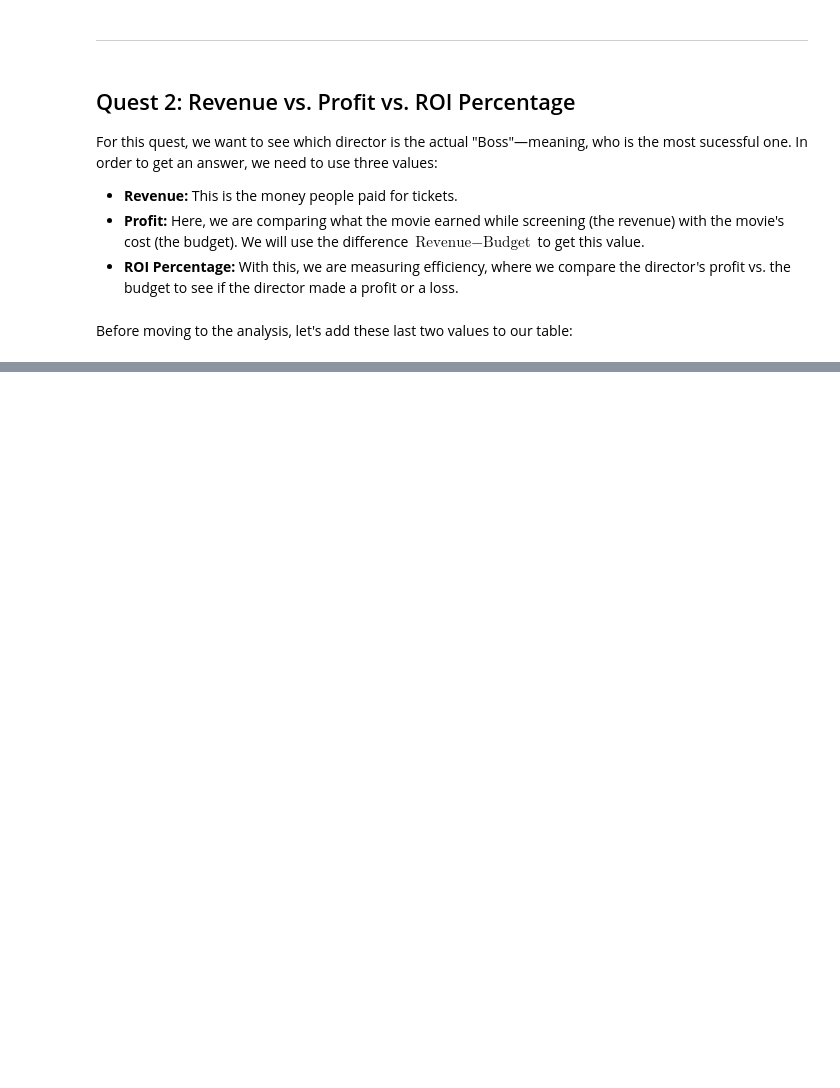
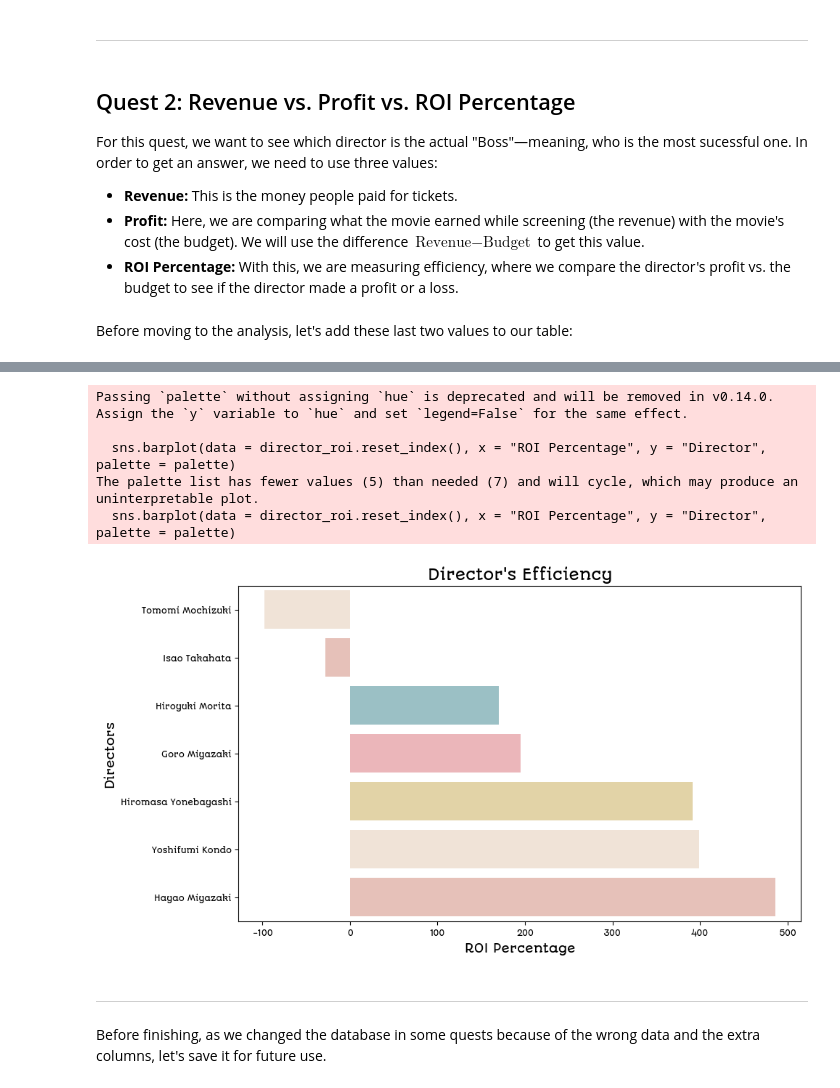
Before and after one commit to sarahi-capi/ghibli-data-analysis, a Jupyter notebook: notebooks/02_exploratory_data_analysis.ipynb, the cells around one changed output, grey strips where cells are left out. Saved outputs shown, nothing was run; the diff lists cells and outputs as text; code cells hidden in the pictures; blank space fills up the shorter version.

```diff
--- a/notebooks/02_exploratory_data_analysis.ipynb
+++ b/notebooks/02_exploratory_data_analysis.ipynb
@@ -246,0 +307,29 @@ studio_ghibli.head()
+# %%
+# Bar Plot for each director with Seaborn
+plt.figure(figsize = (10,6))
+
+sns.barplot(data = director_roi.reset_index(), x = "ROI Percentage", y = "Director", palette = palette)
+
+plt.title("Director's Efficiency",
+          fontproperties = plot_font,
+          fontsize = 15)
+plt.xlabel("ROI Percentage",
+           fontproperties = plot_font,
+           fontsize = 12)
+plt.ylabel("Directors",
+           fontproperties = plot_font,
+           fontsize = 12)
+plt.yticks(fontproperties = plot_font, fontsize = 8)
+plt.xticks(fontproperties = plot_font, fontsize = 8)
+
+plt.show()
+# %% [output]
+Passing `palette` without assigning `hue` is deprecated and will be removed in v0.14.0. Assign the `y` variable to `hue` and set `legend=False` for the same effect.
+
+  sns.barplot(data = director_roi.reset_index(), x = "ROI Percentage", y = "Director", palette = palette)
+The palette list has fewer values (5) than needed (7) and will cycle, which may produce an uninterpretable plot.
+  sns.barplot(data = director_roi.reset_index(), x = "ROI Percentage", y = "Director", palette = palette)
+[figure, added]
+# %% [markdown]
+---
+Before finishing, as we changed the database in some quests because of the wrong data and the extra columns, let's save it for future use.
```
Also changed, not shown: parts of 13 cells of this notebook, 2 other files.
